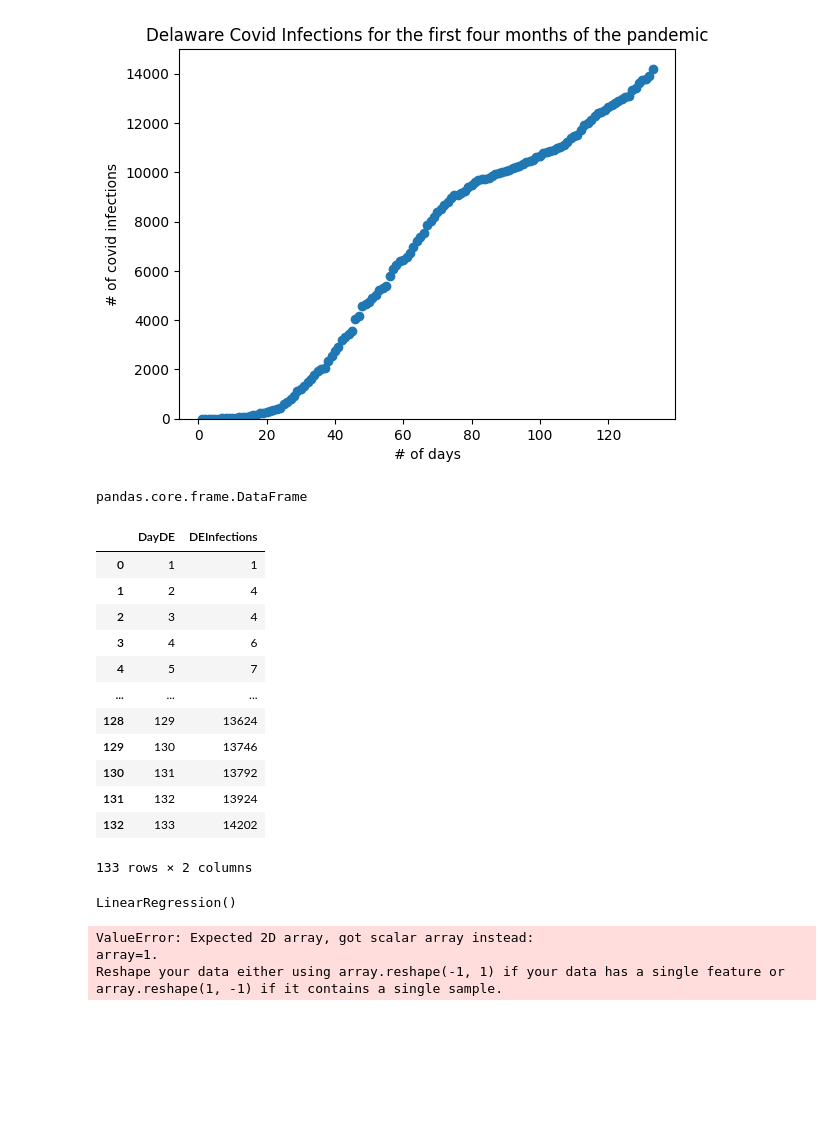
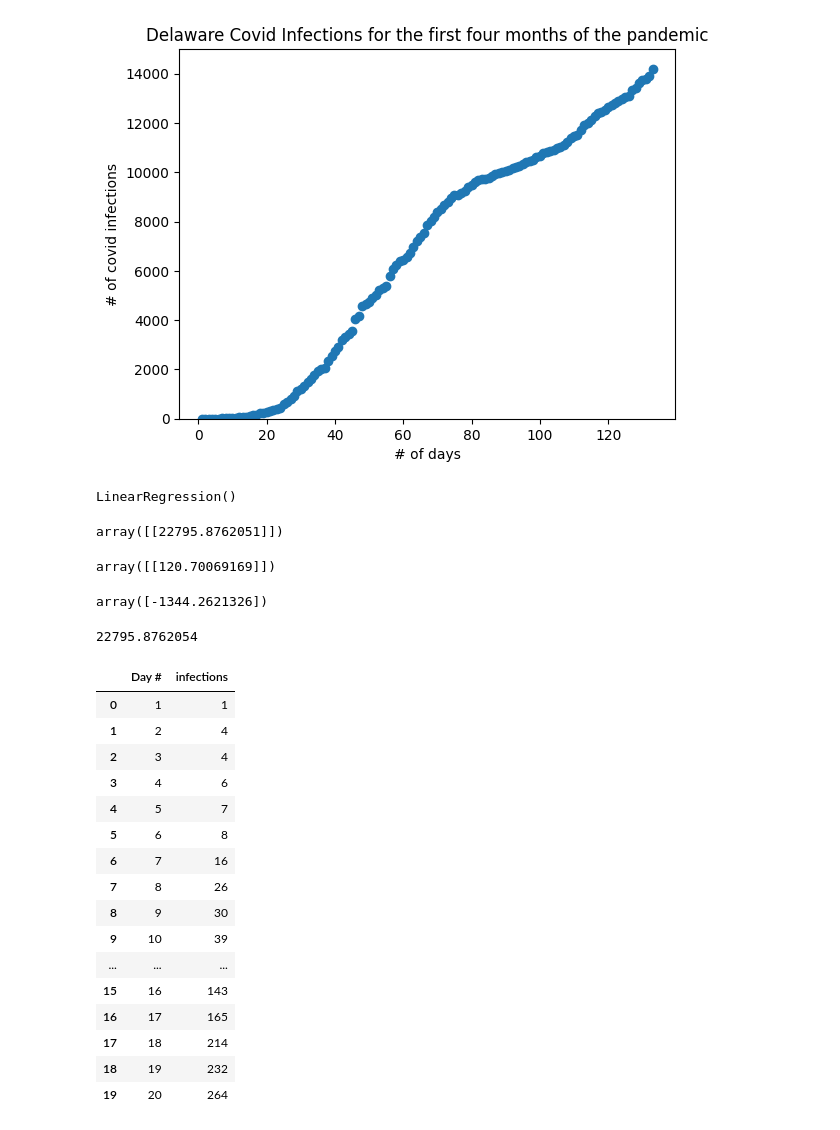
Before and after one commit to mwang840/ML-Intro, a Jupyter notebook: Old Covid Analysis.ipynb, the cells around one changed output. Cells and saved outputs as stored; diff of their text form; code cells hidden in the pictures; blank space fills up the shorter version.

```diff
--- a/Old Covid Analysis.ipynb
+++ b/Old Covid Analysis.ipynb
@@ -34,34 +34,44 @@ plt.ylabel("# of covid infections")
 Text(0, 0.5, '# of covid infections')
 [figure]
 # %%
-type(current_file)
+reg = linear_model.LinearRegression()
+reg.fit(df[['DayDE']].values, df[['DEInfections']].values)
 # %% [output]
-pandas.core.frame.DataFrame
+LinearRegression()
 # %%
-
-current_file
+reg.predict([[200]])
 # %% [output]
-|  | DayDE | DEInfections |
-| 0 | 1 | 1 |
-| 1 | 2 | 4 |
-| 2 | 3 | 4 |
-| 3 | 4 | 6 |
-| 4 | 5 | 7 |
-| ... | ... | ... |
-| 128 | 129 | 13624 |
-| 129 | 130 | 13746 |
-| 130 | 131 | 13792 |
-| 131 | 132 | 13924 |
-| 132 | 133 | 14202 |
-133 rows × 2 columns
+array([[22795.8762051]])
 # %%
-reg = linear_model.LinearRegression()
-reg.fit(current_file[["DayDE"]], current_file.DEInfections)
+reg.coef_
 # %% [output]
-LinearRegression()
+array([[120.70069169]])
 # %%
-reg.predict(1)
+reg.intercept_
 # %% [output]
-ValueError: Expected 2D array, got scalar array instead:
-array=1.
-Reshape your data either using array.reshape(-1, 1) if your data has a single feature or array.reshape(1, -1) if it contains a single sample.
+array([-1344.2621326])
+# %%
+(120.70069169 * 200) - 1344.2621326
+# %% [output]
+22795.8762054
+# %%
+d = pd.read_csv(file)
+d.head(20)
+# %% [output]
+|  | Day # | infections |
+| 0 | 1 | 1 |
+| 1 | 2 | 4 |
+| 2 | 3 | 4 |
+| 3 | 4 | 6 |
+| 4 | 5 | 7 |
+| 5 | 6 | 8 |
+| 6 | 7 | 16 |
+| 7 | 8 | 26 |
+| 8 | 9 | 30 |
+| 9 | 10 | 39 |
+| ... | ... | ... |
+| 15 | 16 | 143 |
+| 16 | 17 | 165 |
+| 17 | 18 | 214 |
+| 18 | 19 | 232 |
+| 19 | 20 | 264 |
```
Also changed, not shown: parts of 2 cells of this notebook.
